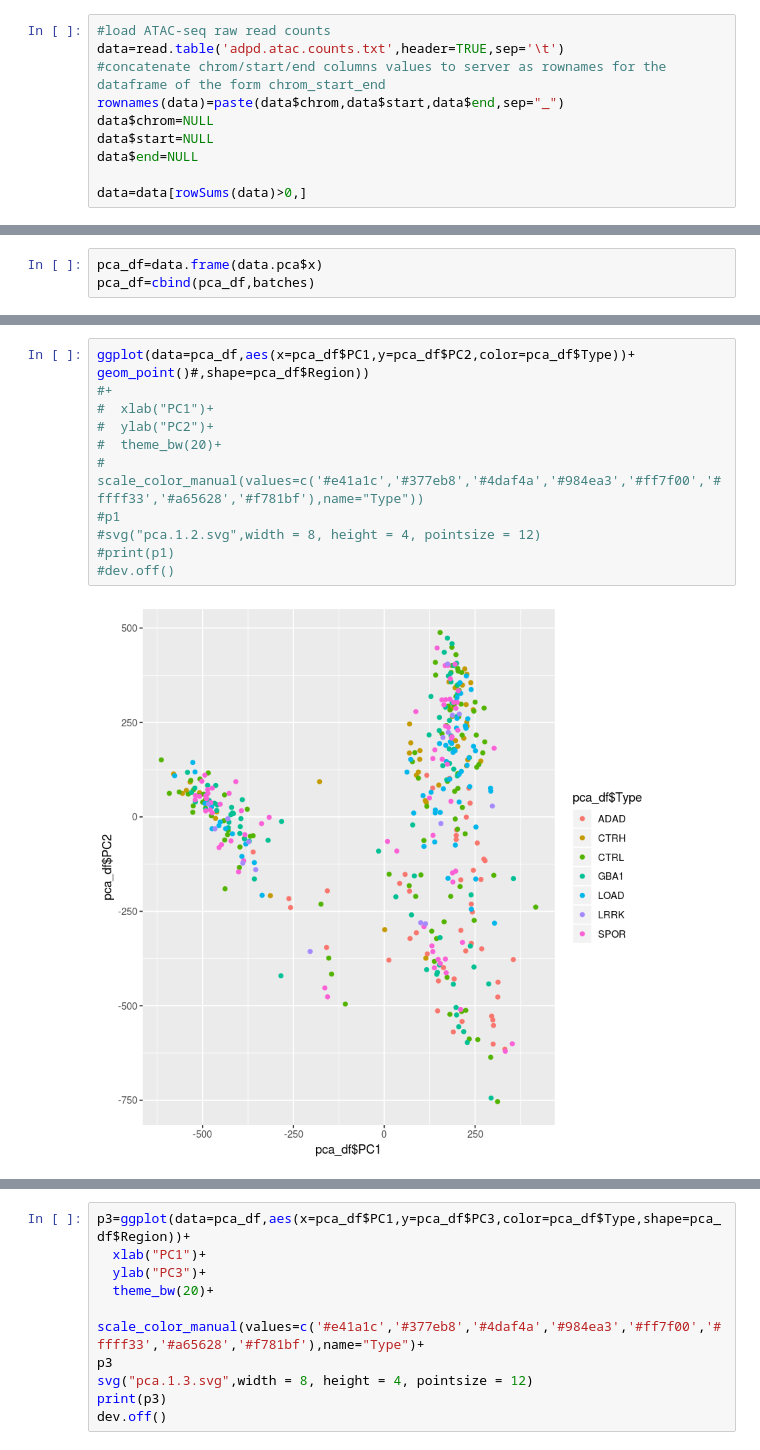
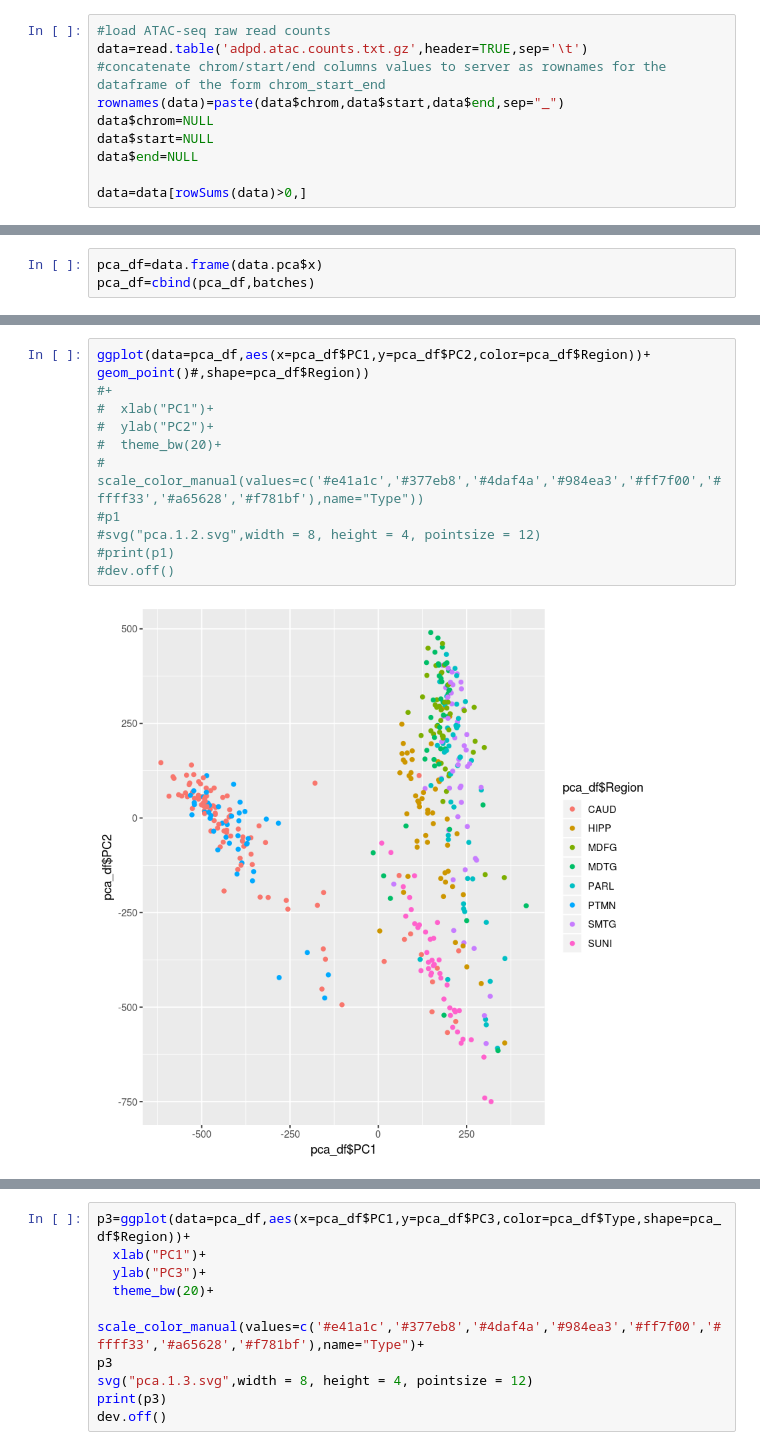
Before and after one commit to kundajelab/alzheimers_parkinsons, a Jupyter notebook: deseq2_analysis/limma voom.ipynb, the cells around one changed output, grey strips where cells are left out. Cells and saved outputs as stored; diff of their text form.

```diff
--- a/deseq2_analysis/limma voom.ipynb
+++ b/deseq2_analysis/limma voom.ipynb
@@ -34,7 +34,7 @@ The following object is masked from ‘package:BiocGenerics’:
 ## Load data and design
 # %%
 #load ATAC-seq raw read counts
-data=read.table('adpd.atac.counts.txt',header=TRUE,sep='\t')
+data=read.table('adpd.atac.counts.txt.gz',header=TRUE,sep='\t')
 #concatenate chrom/start/end columns values to server as rownames for the dataframe of the form chrom_start_end
 rownames(data)=paste(data$chrom,data$start,data$end,sep="_")
 data$chrom=NULL
@@ -136,17 +136,17 @@ pca_df
 # %%
-ggplot(data=pca_df,aes(x=pca_df$PC1,y=pca_df$PC2,color=pca_df$Type))+
+ggplot(data=pca_df,aes(x=pca_df$PC1,y=pca_df$PC2,color=pca_df$Region))+
 geom_point()#,shape=pca_df$Region))
 #+
 #  xlab("PC1")+
 #  ylab("PC2")+
 #  theme_bw(20)+
 #  scale_color_manual(values=c('#e41a1c','#377eb8','#4daf4a','#984ea3','#ff7f00','#ffff33','#a65628','#f781bf'),name="Type"))
 #p1
 #svg("pca.1.2.svg",width = 8, height = 4, pointsize = 12)
 #print(p1)
 #dev.off()
 # %% [output]
-[figure, old version]
+[figure, new version]
 # %%
 p2=ggplot(data=pca_df,aes(x=pca_df$PC2,y=pca_df$PC3,color=pca_df$Type,shape=pca_df$Region))+
   xlab("PC2")+
```
Also changed, not shown: parts of 8 cells of this notebook, 2 other files.
